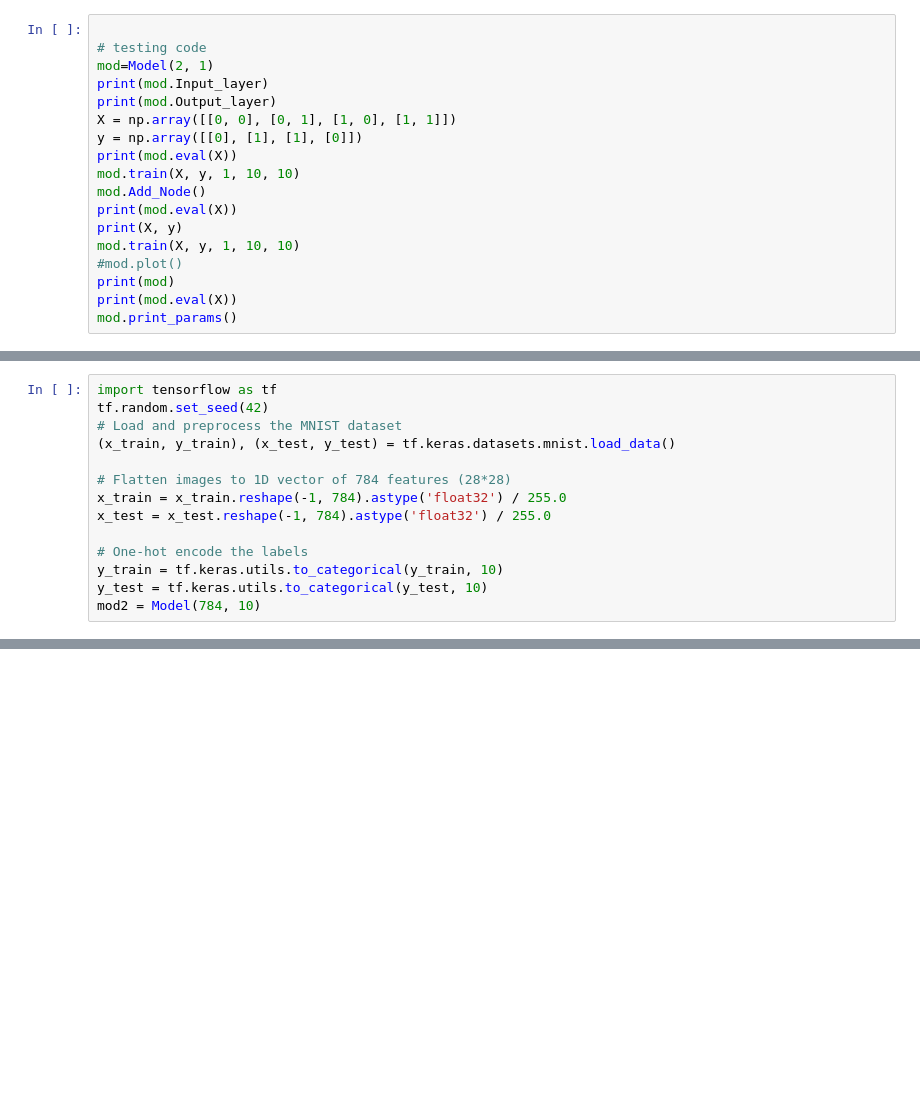
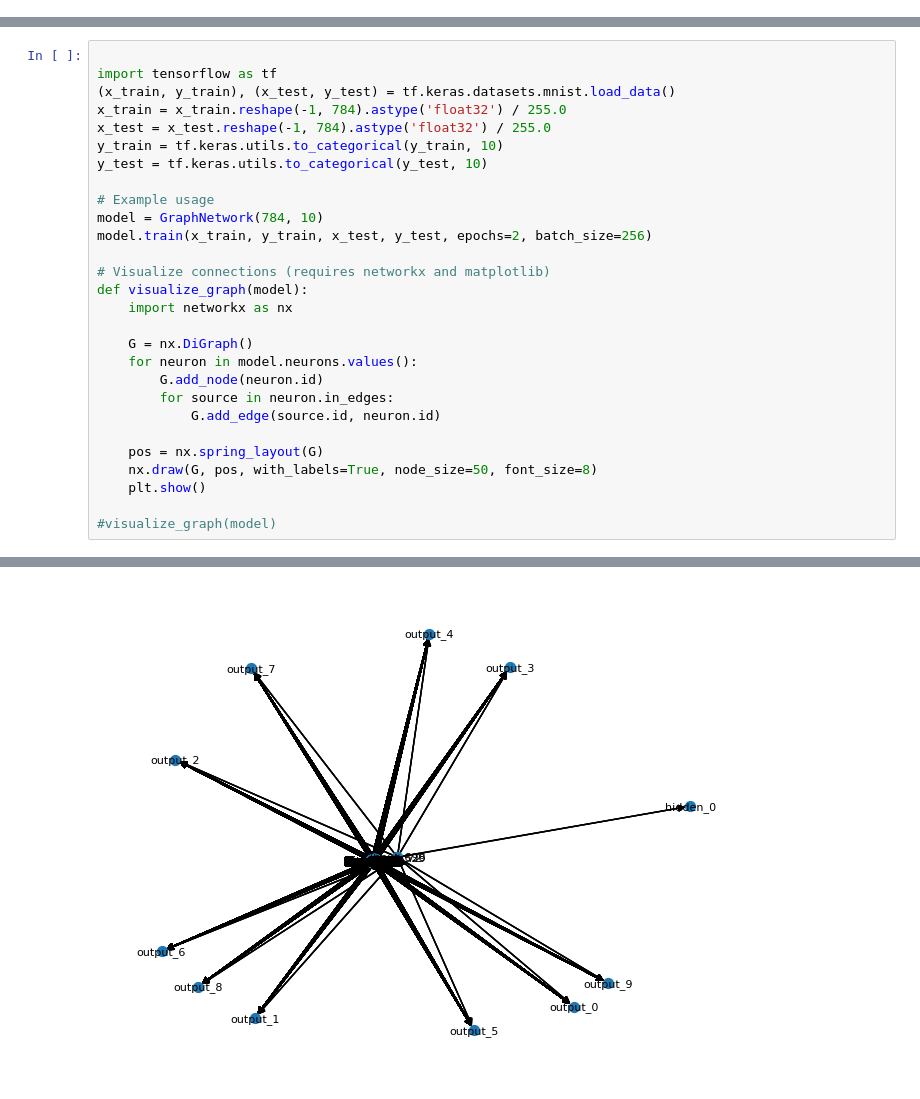
Before and after one commit to diputs03/AI-Studies, a Jupyter notebook: Creating_network/rebuilt_again.ipynb, the cells around one changed output, grey strips where cells are left out. Cells and saved outputs as stored; diff of their text form; blank space fills up the shorter version.

```diff
--- a/Creating_network/rebuilt_again.ipynb
+++ b/Creating_network/rebuilt_again.ipynb
@@ -171,18 +2,0 @@ class Model:
-# %%
-
-# testing code
-mod=Model(2, 1)
-print(mod.Input_layer)
-print(mod.Output_layer)
-X = np.array([[0, 0], [0, 1], [1, 0], [1, 1]])
-y = np.array([[0], [1], [1], [0]])
-print(mod.eval(X))
-mod.train(X, y, 1, 10, 10)
-mod.Add_Node()
-print(mod.eval(X))
-print(X, y)
-mod.train(X, y, 1, 10, 10)
-#mod.plot()
-print(mod)
-print(mod.eval(X))
-mod.print_params()
@@ -207,14 +188,29 @@ mid_0 output_0   1.4455256056350065
 # %%
+
 import tensorflow as tf
-tf.random.set_seed(42)
-# Load and preprocess the MNIST dataset
 (x_train, y_train), (x_test, y_test) = tf.keras.datasets.mnist.load_data()
-
-# Flatten images to 1D vector of 784 features (28*28)
 x_train = x_train.reshape(-1, 784).astype('float32') / 255.0
 x_test = x_test.reshape(-1, 784).astype('float32') / 255.0
-
-# One-hot encode the labels
 y_train = tf.keras.utils.to_categorical(y_train, 10)
 y_test = tf.keras.utils.to_categorical(y_test, 10)
-mod2 = Model(784, 10)
+
+# Example usage
+model = GraphNetwork(784, 10)
+model.train(x_train, y_train, x_test, y_test, epochs=2, batch_size=256)
+
+# Visualize connections (requires networkx and matplotlib)
+def visualize_graph(model):
+    import networkx as nx
+
+    G = nx.DiGraph()
+    for neuron in model.neurons.values():
+        G.add_node(neuron.id)
+        for source in neuron.in_edges:
+            G.add_edge(source.id, neuron.id)
+
+    pos = nx.spring_layout(G)
+    nx.draw(G, pos, with_labels=True, node_size=50, font_size=8)
+    plt.show()
+
+#visualize_graph(model)
+# %% [output]
@@ -220,0 +219 @@ mod2 = Model(784, 10)
+[figure, added]
```
Also changed, not shown: parts of 9 cells of this notebook.
